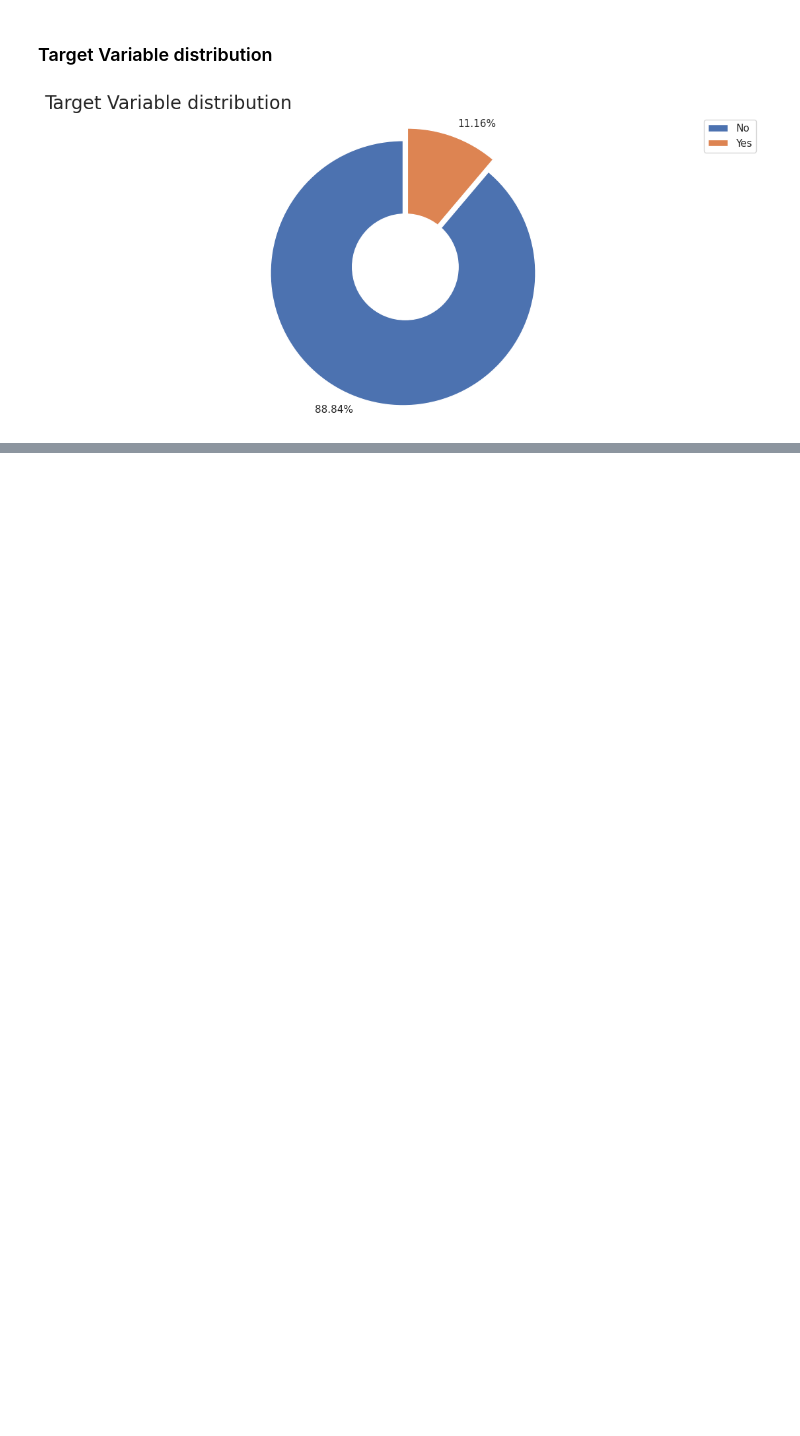
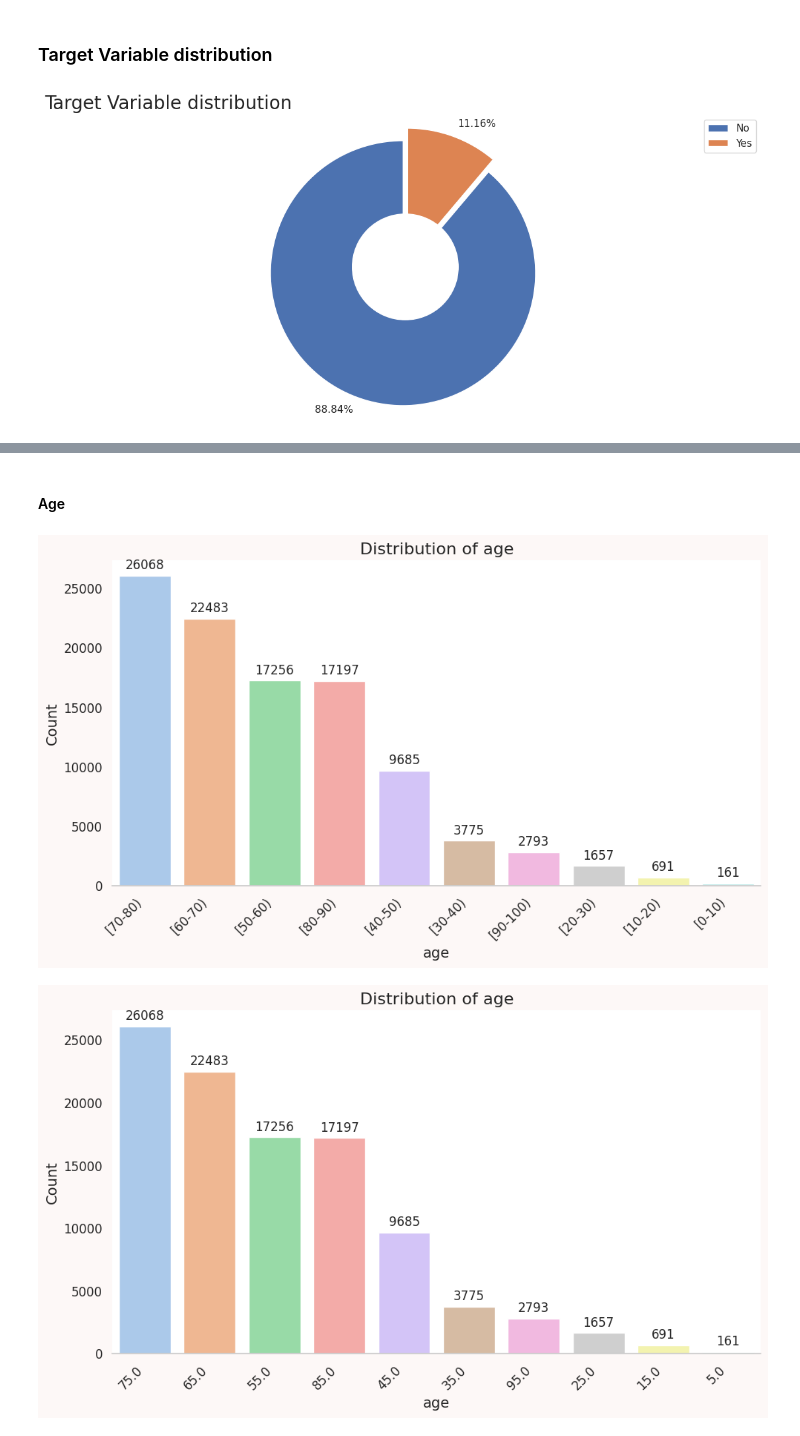
Before and after one commit to AliMO77/DMAKD, a Jupyter notebook: Diabetes.ipynb, the cells around one changed output, grey strips where cells are left out. Saved outputs shown, nothing was run; the diff lists cells and outputs as text; code cells hidden in the pictures; blank space fills up the shorter version.

```diff
--- a/Diabetes.ipynb
+++ b/Diabetes.ipynb
@@ -195,0 +237,12 @@ pie_chart_plotter(df ,'labels', 'Values','Target Variable distribution',labels,l
+# %% [markdown]
+#### Age
+# %%
+
+plot_feature_distribution(raw_data,'age')
+raw_data['age'].head(5)
+raw_data['age'] = raw_data['age'].apply(lambda x : ( int(x.split('-')[0].strip('[')) +  int(x.split('-')[1].strip(')')) ) / 2 )
+raw_data['age'].head(5)
+plot_feature_distribution(raw_data,'age')
+# %% [output]
+[figure, added]
+[figure, added]
```
Also changed, not shown: parts of 60 cells of this notebook, 1 other file.
